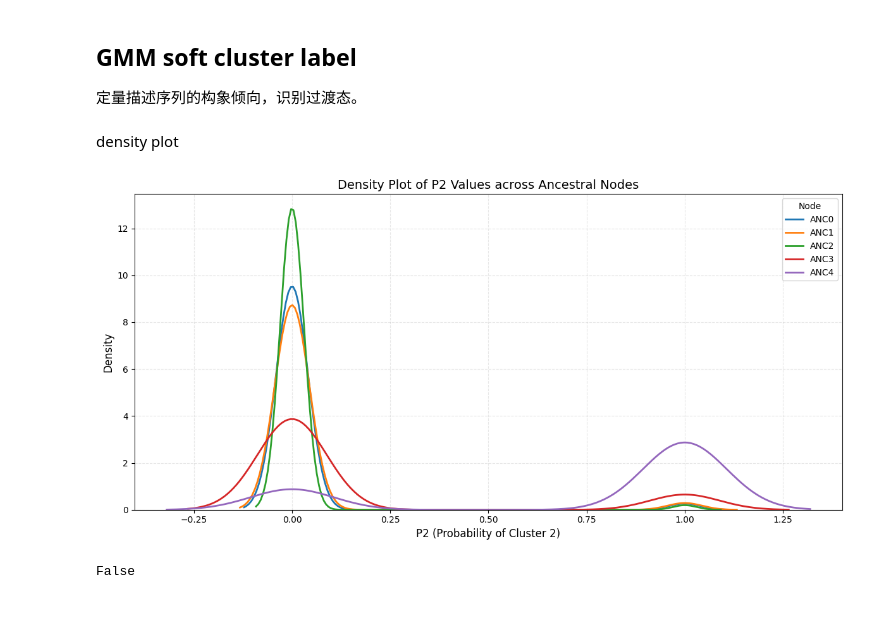
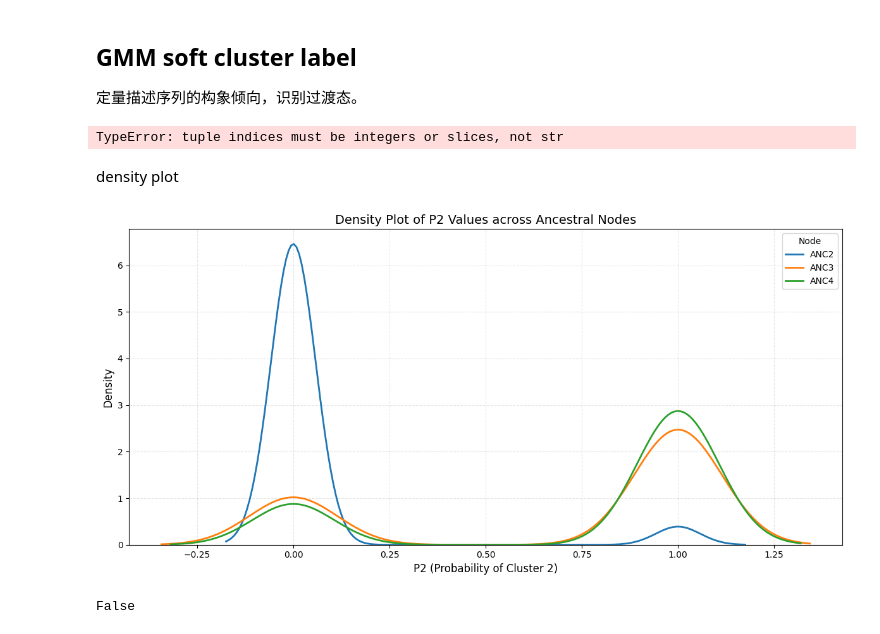
Before and after one commit to ZhiruiYe/evo_probe, a Jupyter notebook: src/gmm_cluster.ipynb, the cells around one changed output. Drawn from its saved outputs; the diff is of its cells as text; code cells hidden in the pictures.

```diff
--- a/src/gmm_cluster.ipynb
+++ b/src/gmm_cluster.ipynb
@@ -166,6 +263,8 @@ k       BIC分数           对数似然
 
 
 datasets = {
+    'ANC0': anc0_contact_embedding,
+    'ANC1': anc1_contact_embedding,
     'ANC2': anc2_contact_embedding,
     'ANC3': anc3_contact_embedding,
     'ANC4': anc4_contact_embedding
@@ -177,8 +276,8 @@ all_results = compare_gmm_guided_projections(
     figsize=(30, 12)
 )
 
-# anc0_results = all_results['ANC0']
-# anc1_results = all_results['ANC1']
+anc0_results = all_results['ANC0']
+anc1_results = all_results['ANC1']
 anc2_results = all_results['ANC2']
 anc3_results = all_results['ANC3']
 anc4_results = all_results['ANC4']
@@ -206,44 +286,46 @@ BIC分数: -84921.14
 
 定量描述序列的构象倾向，识别过渡态。
 # %%
-anc0_p2=anc0_results['probabilities'][:,1]
+anc0_p2=anc0_results['probabilities']
 anc1_p2=anc1_results['probabilities'][:,1]
 anc2_p2=anc2_results['probabilities'][:,1]
 anc3_p2=anc3_results['probabilities'][:,1]
 anc4_p2=anc4_results['probabilities'][:,1]
+# %% [output]
+TypeError: tuple indices must be integers or slices, not str
 # %% [markdown]
 density plot
 # %%
 import matplotlib.pyplot as plt
 import seaborn as sns
 
 # 准备数据
 data_dict = {
-    'ANC0': anc0_p2,
-    'ANC1': anc1_p2,
+    # 'ANC0': anc0_p2,
+    # 'ANC1': anc1_p2,
     'ANC2': anc2_p2,
     'ANC3': anc3_p2,
     'ANC4': anc4_p2
 }
 
 # 创建密度图
 fig, ax = plt.subplots(figsize=(12, 6))
 
 colors = ['#1f77b4', '#ff7f0e', '#2ca02c', '#d62728', '#9467bd']
 
 for (name, values), color in zip(data_dict.items(), colors):
     sns.kdeplot(values, label=name, color=color, linewidth=2, ax=ax)
 
 ax.set_xlabel('P2 (Probability of Cluster 2)', fontsize=12)
 ax.set_ylabel('Density', fontsize=12)
 ax.set_title('Density Plot of P2 Values across Ancestral Nodes', fontsize=14)
 ax.legend(title='Node', fontsize=10)
 ax.grid(True, alpha=0.3, linestyle='--')
 
 plt.tight_layout()
 plt.show()
 # %% [output]
-[figure, old version]
+[figure, new version]
 # %%
 # 检查是否有越界值（<0 或 >1）
 print(any((arr < 0).any() or (arr > 1).any() for arr in [anc0_p2, anc1_p2, anc2_p2, anc3_p2, anc4_p2]))
```
Also changed, not shown: parts of 11 cells of this notebook, 23 other files.
